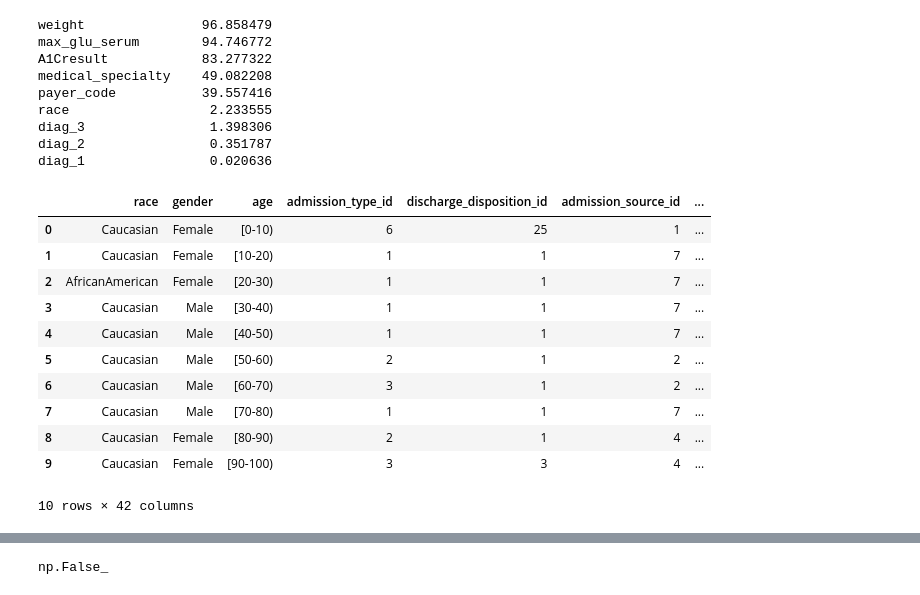
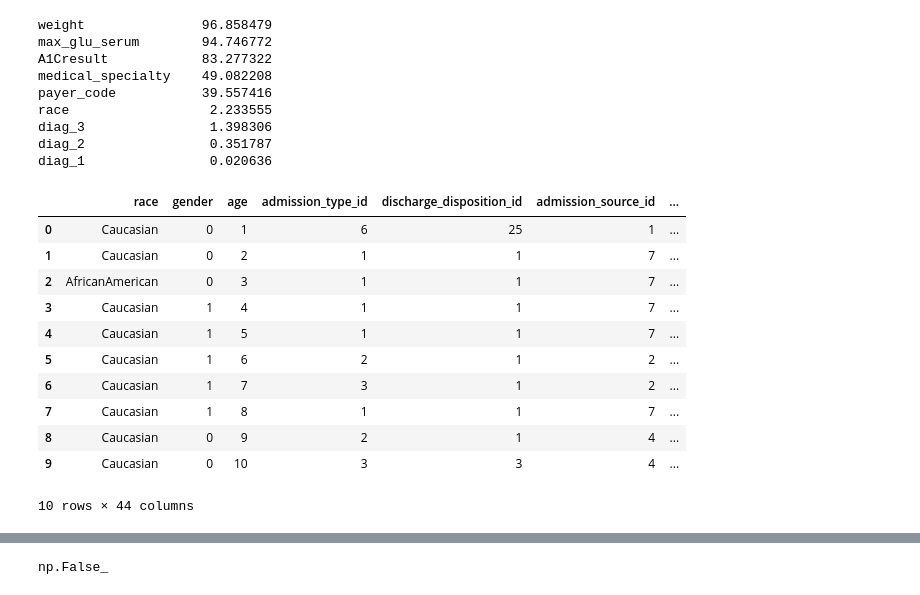
Before and after one commit to benly03/Hospital_readmission, a Jupyter notebook: Hospital_Readmission.ipynb, the cells around one changed output, grey strips where cells are left out. Saved outputs shown, nothing was run; the diff lists cells and outputs as text; code cells hidden in the pictures.

```diff
--- a/Hospital_Readmission.ipynb
+++ b/Hospital_Readmission.ipynb
@@ -216,21 +216,38 @@ race                  2.233555
 diag_3                1.398306
 diag_2                0.351787
 diag_1                0.020636
+# %%
+X['gender'] = (X['gender'] == 'Male').astype(int)
+
+age_mapping = {
+    '[0-10)': 1,
+    '[10-20)': 2,
+    '[20-30)': 3,
+    '[30-40)': 4,
+    '[40-50)': 5,
+    '[50-60)': 6,
+    '[60-70)': 7,
+    '[70-80)': 8,
+    '[80-90)': 9,
+    '[90-100)': 10
+}
+
+X['age'] = X['age'].map(age_mapping)
 # %%
 #remove weight, max_glu_serum, A1Cresult, medical_specialty and payer code
 #because of the large amount of missing values
-copyX_df = X.drop(columns=['weight','max_glu_serum', 'A1Cresult', 'medical_specialty', 'payer_code'])
+copyX_df = X.drop(columns=['weight', 'medical_specialty', 'payer_code'])
 copyX_df.head(10)
 # %% [output]
 |  | race | gender | age | admission_type_id | discharge_disposition_id | admission_source_id | ... |
-| 0 | Caucasian | Female | [0-10) | 6 | 25 | 1 | ... |
-| 1 | Caucasian | Female | [10-20) | 1 | 1 | 7 | ... |
-| 2 | AfricanAmerican | Female | [20-30) | 1 | 1 | 7 | ... |
-| 3 | Caucasian | Male | [30-40) | 1 | 1 | 7 | ... |
-| 4 | Caucasian | Male | [40-50) | 1 | 1 | 7 | ... |
-| 5 | Caucasian | Male | [50-60) | 2 | 1 | 2 | ... |
-| 6 | Caucasian | Male | [60-70) | 3 | 1 | 2 | ... |
-| 7 | Caucasian | Male | [70-80) | 1 | 1 | 7 | ... |
-| 8 | Caucasian | Female | [80-90) | 2 | 1 | 4 | ... |
-| 9 | Caucasian | Female | [90-100) | 3 | 3 | 4 | ... |
+| 0 | Caucasian | 0 | 1 | 6 | 25 | 1 | ... |
+| 1 | Caucasian | 0 | 2 | 1 | 1 | 7 | ... |
+| 2 | AfricanAmerican | 0 | 3 | 1 | 1 | 7 | ... |
+| 3 | Caucasian | 1 | 4 | 1 | 1 | 7 | ... |
+| 4 | Caucasian | 1 | 5 | 1 | 1 | 7 | ... |
+| 5 | Caucasian | 1 | 6 | 2 | 1 | 2 | ... |
+| 6 | Caucasian | 1 | 7 | 3 | 1 | 2 | ... |
+| 7 | Caucasian | 1 | 8 | 1 | 1 | 7 | ... |
+| 8 | Caucasian | 0 | 9 | 2 | 1 | 4 | ... |
+| 9 | Caucasian | 0 | 10 | 3 | 3 | 4 | ... |
-10 rows × 42 columns
+10 rows × 44 columns
```
Also changed, not shown: parts of 20 cells of this notebook.
